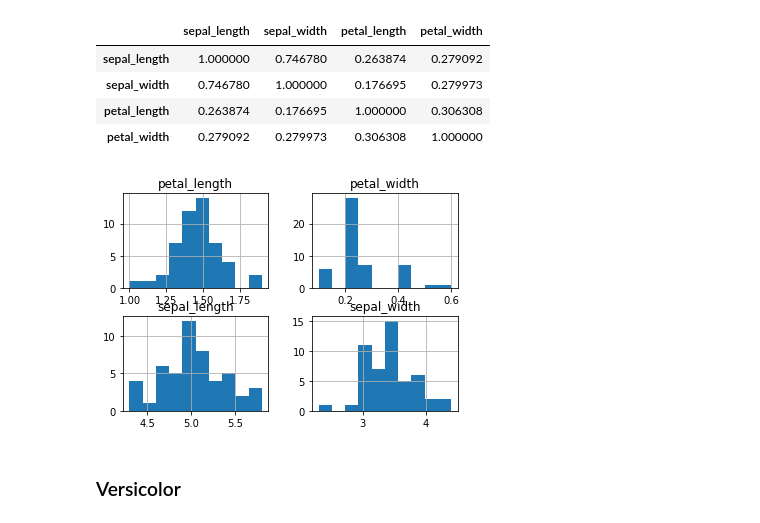
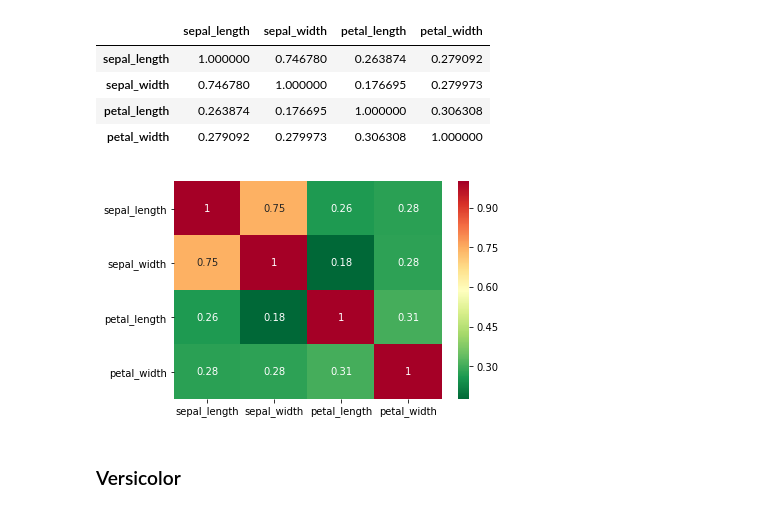
Before and after one commit to jennifer-ryan/iris-data-set-project, a Jupyter notebook: Iris Dataset Exploratory Data Analysis.ipynb, the cells around one changed output. Drawn from its saved outputs; the diff is of its cells as text; code cells hidden in the pictures.

```diff
--- a/Iris Dataset Exploratory Data Analysis.ipynb
+++ b/Iris Dataset Exploratory Data Analysis.ipynb
@@ -227,11 +183,11 @@ setosa.corr()
 | sepal_width | 0.746780 | 1.000000 | 0.176695 | 0.279973 |
 | petal_length | 0.263874 | 0.176695 | 1.000000 | 0.306308 |
 | petal_width | 0.279092 | 0.279973 | 0.306308 | 1.000000 |
-# %%
-setosa.hist()
-plt.show()
-# %% [output]
-[figure, removed]
+# %%
+sns.heatmap(setosa.corr(),annot=True,cmap='RdYlGn_r')
+plt.show()
+# %% [output]
+[figure, added]
 # %% [markdown]
 ### Versicolor
 # %%
```
Also changed, not shown: parts of 30 cells of this notebook.
